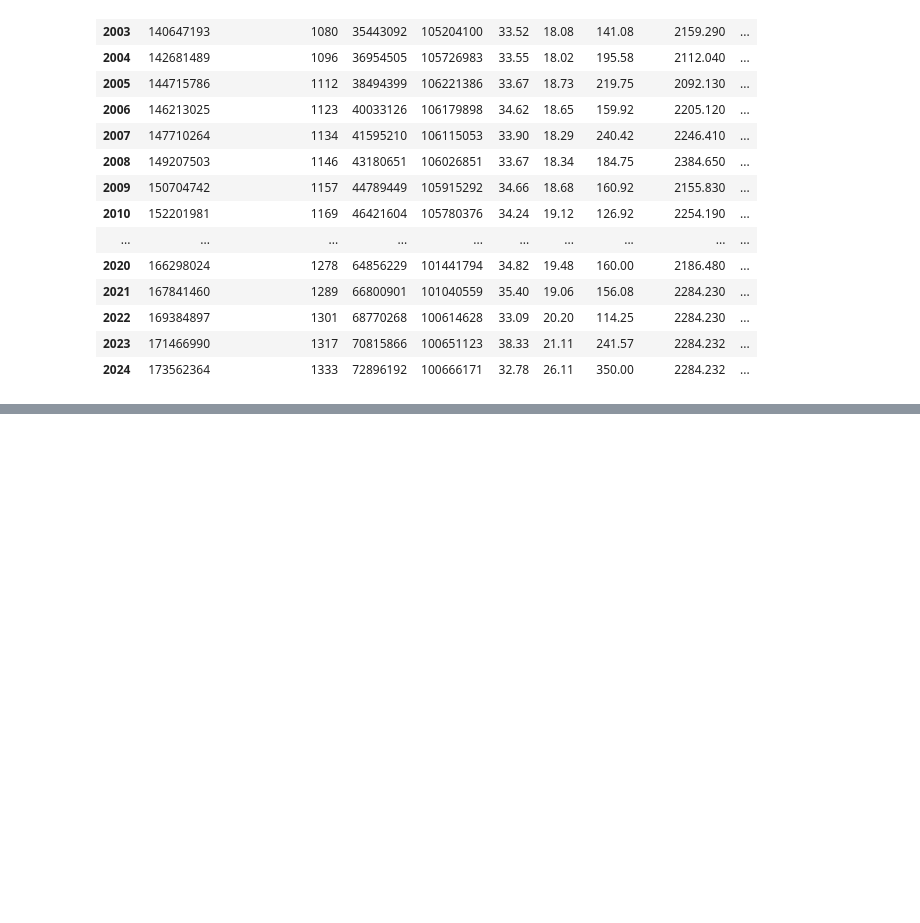
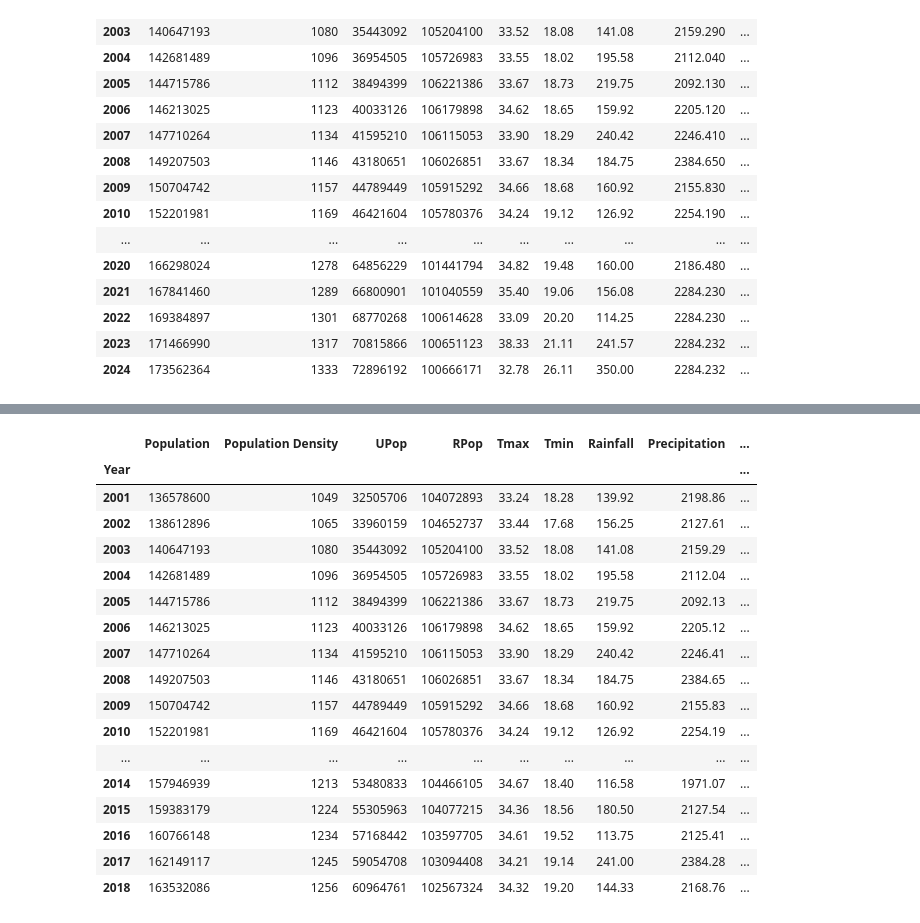
Before and after one commit to awnonbhowmik/DENV-Data-Analysis, a Jupyter notebook: main.ipynb, the cells around one changed output, grey strips where cells are left out. Cells and saved outputs as stored; diff of their text form; code cells hidden in the pictures; blank space fills up the shorter version.

Commit message:
Epidemic Endemic Split

```diff
--- a/main.ipynb
+++ b/main.ipynb
@@ -5,7 +5,7 @@ import warnings
 warnings.filterwarnings("ignore")
 
 # Load the data
-data = pd.read_excel("./data/Dengue 2001-2024.xlsx")
+data = pd.read_excel("./data/Dengue_2001-2024.xlsx")
 
 data.set_index("Year")
 # %% [output]
@@ -39,35 +29,0 @@ data.head()
-# %%
-import seaborn as sns
-import matplotlib.pyplot as plt
-
-# Prepare the data by calculating CFR if not already done
-data['CFR'] = (data['Death'] / data['Infected']) * 100
-
-# Create a figure with 3 subplots for Infected, Death, and CFR
-fig, axes = plt.subplots(1, 3, figsize=(18, 6))
-
-# Bar plot for Infected cases
-sns.barplot(data=data, x='Year', y='Infected', palette='Blues_d', ax=axes[0])
-axes[0].set_title('Infected Cases Over the Years', fontsize=14)
-axes[0].set_xlabel('Year', fontsize=12)
-axes[0].set_ylabel('Infected Cases', fontsize=12)
-axes[0].tick_params(axis='x', rotation=45)
-
-# Bar plot for Death cases
-sns.barplot(data=data, x='Year', y='Death', palette='Reds_d', ax=axes[1])
-axes[1].set_title('Death Cases Over the Years', fontsize=14)
-axes[1].set_xlabel('Year', fontsize=12)
-axes[1].set_ylabel('Death Cases', fontsize=12)
-axes[1].tick_params(axis='x', rotation=45)
-
-# Line plot for CFR
-sns.lineplot(data=data, x='Year', y='CFR', marker='o', color='green', ax=axes[2])
-axes[2].set_title('Case Fatality Rate (CFR) Over the Years', fontsize=14)
-axes[2].set_xlabel('Year', fontsize=12)
-axes[2].set_ylabel('CFR (%)', fontsize=12)
-axes[2].tick_params(axis='x', rotation=45)
-axes[2].grid(True)
-
-# Adjust the layout
-plt.tight_layout()
-plt.show()
@@ -362,0 +51,25 @@ NameError: name 'normalized_data' is not defined
+# %%
+data.set_index("Year")
+data_epidemic = data[data['Year'] <= 2018]
+data_endemic = data[data['Year'] > 2018]
+# %%
+data_epidemic.set_index("Year")
+# %% [output]
+|  | Population | Population Density | UPop | RPop | Tmax | Tmin | Rainfall | Precipitation | ... |
+| Year |  |  |  |  |  |  |  |  | ... |
+| 2001 | 136578600 | 1049 | 32505706 | 104072893 | 33.24 | 18.28 | 139.92 | 2198.86 | ... |
+| 2002 | 138612896 | 1065 | 33960159 | 104652737 | 33.44 | 17.68 | 156.25 | 2127.61 | ... |
+| 2003 | 140647193 | 1080 | 35443092 | 105204100 | 33.52 | 18.08 | 141.08 | 2159.29 | ... |
+| 2004 | 142681489 | 1096 | 36954505 | 105726983 | 33.55 | 18.02 | 195.58 | 2112.04 | ... |
+| 2005 | 144715786 | 1112 | 38494399 | 106221386 | 33.67 | 18.73 | 219.75 | 2092.13 | ... |
+| 2006 | 146213025 | 1123 | 40033126 | 106179898 | 34.62 | 18.65 | 159.92 | 2205.12 | ... |
+| 2007 | 147710264 | 1134 | 41595210 | 106115053 | 33.90 | 18.29 | 240.42 | 2246.41 | ... |
+| 2008 | 149207503 | 1146 | 43180651 | 106026851 | 33.67 | 18.34 | 184.75 | 2384.65 | ... |
+| 2009 | 150704742 | 1157 | 44789449 | 105915292 | 34.66 | 18.68 | 160.92 | 2155.83 | ... |
+| 2010 | 152201981 | 1169 | 46421604 | 105780376 | 34.24 | 19.12 | 126.92 | 2254.19 | ... |
+| ... | ... | ... | ... | ... | ... | ... | ... | ... | ... |
+| 2014 | 157946939 | 1213 | 53480833 | 104466105 | 34.67 | 18.40 | 116.58 | 1971.07 | ... |
+| 2015 | 159383179 | 1224 | 55305963 | 104077215 | 34.36 | 18.56 | 180.50 | 2127.54 | ... |
+| 2016 | 160766148 | 1234 | 57168442 | 103597705 | 34.61 | 19.52 | 113.75 | 2125.41 | ... |
+| 2017 | 162149117 | 1245 | 59054708 | 103094408 | 34.21 | 19.14 | 241.00 | 2384.28 | ... |
+| 2018 | 163532086 | 1256 | 60964761 | 102567324 | 34.32 | 19.20 | 144.33 | 2168.76 | ... |
```
Also changed, not shown: parts of 12 cells of this notebook, 2 other files.
